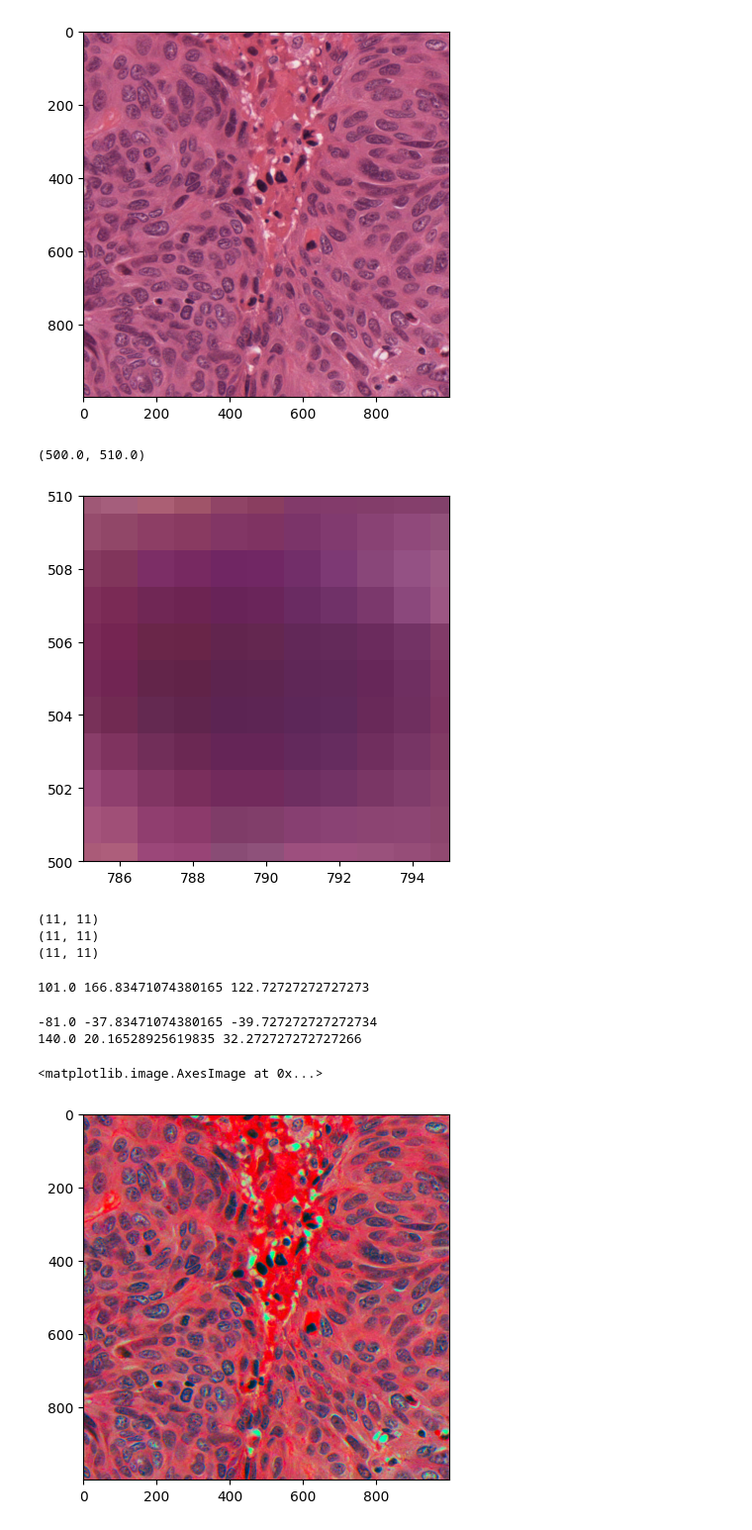
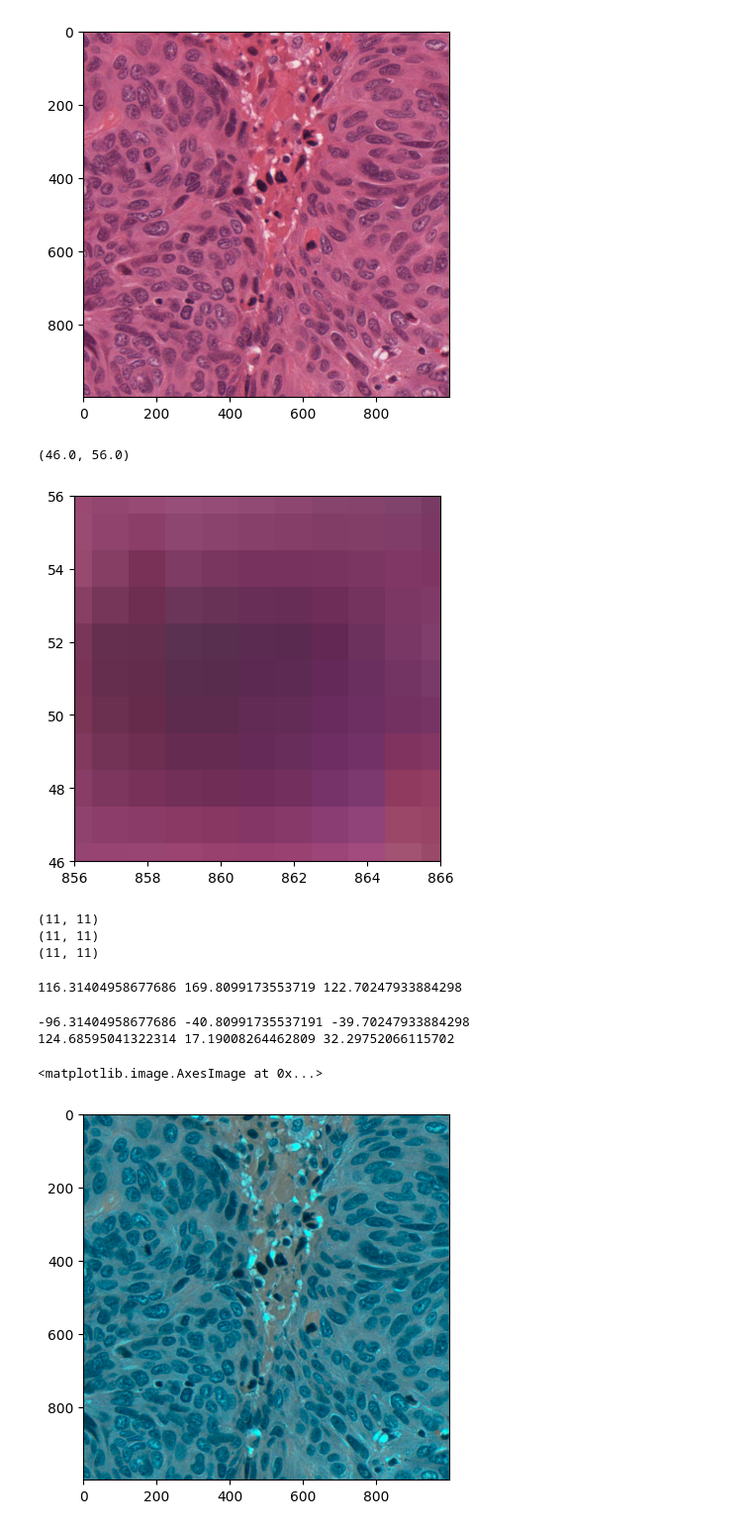
Before and after one commit to vktr274/computer-vision-image-correction-enhancement, a Jupyter notebook: experiment_2.ipynb, the cells around one changed output. Shown at 99% size. Cells and saved outputs as stored; diff of their text form; code cells hidden in the pictures.

```diff
--- a/experiment_2.ipynb
+++ b/experiment_2.ipynb
@@ -18,9 +18,15 @@ images = np.array(images)
 rgb_images = convert_images(images, cv2.COLOR_BGR2RGB)
 lab_images = convert_images(images, cv2.COLOR_BGR2Lab)
 # %%
+x_click = 0
+y_click = 0
+
 def mouse_callback(event, x, y, flags, param):
+    global x_click, y_click
     if event == cv2.EVENT_LBUTTONDOWN:
         print(f"Left button clicked at ({x}, {y})")
+        x_click = x
+        y_click = y
 # %%
 cv2.imshow("Image", images[0])
 cv2.setMouseCallback('Image', mouse_callback)
@@ -34,17 +40,23 @@ plt.imshow(rgb_images[0])
 <matplotlib.image.AxesImage at 0x...>
 [figure]
 # %%
+x_low = x_click - 5
+x_high = x_click + 5
+
+y_low = y_click - 5
+y_high = y_click + 5
+
 plt.imshow(rgb_images[0])
-plt.xlim([785, 795])
-plt.ylim([500, 510])
+plt.xlim([x_low, x_high])
+plt.ylim([y_low, y_high])
 # %% [output]
-(500.0, 510.0)
+(46.0, 56.0)
-[figure, old version]
+[figure, new version]
 # %%
 split_lab_img = cv2.split(lab_images[0])
-L_ch_nucleus = split_lab_img[0][785:796, 500:511]
-a_ch_nucleus = split_lab_img[1][785:796, 500:511]
-b_ch_nucleus = split_lab_img[2][785:796, 500:511]
+L_ch_nucleus = split_lab_img[0][x_low:x_high+1, y_low:y_high+1]
+a_ch_nucleus = split_lab_img[1][x_low:x_high+1, y_low:y_high+1]
+b_ch_nucleus = split_lab_img[2][x_low:x_high+1, y_low:y_high+1]
 
 print(L_ch_nucleus.shape)
 print(a_ch_nucleus.shape)
@@ -60,7 +72,7 @@ b_mean_nucleus = np.mean(b_ch_nucleus)
 
 print(L_mean_nucleus, a_mean_nucleus, b_mean_nucleus)
 # %% [output]
-101.0 166.83471074380165 122.72727272727273
+116.31404958677686 169.8099173553719 122.70247933884298
 # %%
 delta_L = split_lab_img[0] - L_mean_nucleus
 delta_a = split_lab_img[1] - a_mean_nucleus
@@ -69,26 +81,16 @@ delta_b = split_lab_img[2] - b_mean_nucleus
 print(np.min(delta_L), np.min(delta_a), np.min(delta_b))
 print(np.max(delta_L), np.max(delta_a), np.max(delta_b))
 # %% [output]
--81.0 -37.83471074380165 -39.727272727272734
-140.0 20.16528925619835 32.272727272727266
+-96.31404958677686 -40.80991735537191 -39.70247933884298
+124.68595041322314 17.19008264462809 32.29752066115702
-# %%
-new_range = 255
-
-delta_L_old_range = np.max(delta_L) - np.min(delta_L)
-delta_L = ((delta_L - np.min(delta_L)) * new_range) / delta_L_old_range
-
-delta_a_old_range = np.max(delta_a) - np.min(delta_a)
-delta_a = ((delta_a - np.min(delta_a)) * new_range) / delta_a_old_range
-
-delta_b_old_range = np.max(delta_b) - np.min(delta_b)
-delta_b = ((delta_b - np.min(delta_b)) * new_range) / delta_b_old_range
 # %%
-lab_img_new = cv2.merge([delta_L, delta_a, delta_b]).astype(np.uint8)
+lab_img_new = cv2.merge([delta_L, delta_a, delta_b])
+lab_img_new = cv2.normalize(lab_img_new, None, alpha=0, beta=255, norm_type=cv2.NORM_MINMAX, dtype=cv2.CV_8U)
 rgb_img_new = cv2.cvtColor(lab_img_new, cv2.COLOR_Lab2RGB)
 plt.imshow(rgb_img_new)
 # %% [output]
 <matplotlib.image.AxesImage at 0x...>
-[figure, old version]
+[figure, new version]
 # %%
 gray_img = cv2.cvtColor(lab_img_new, cv2.COLOR_RGB2GRAY)
 
```
Also changed, not shown: parts of 2 cells of this notebook.
